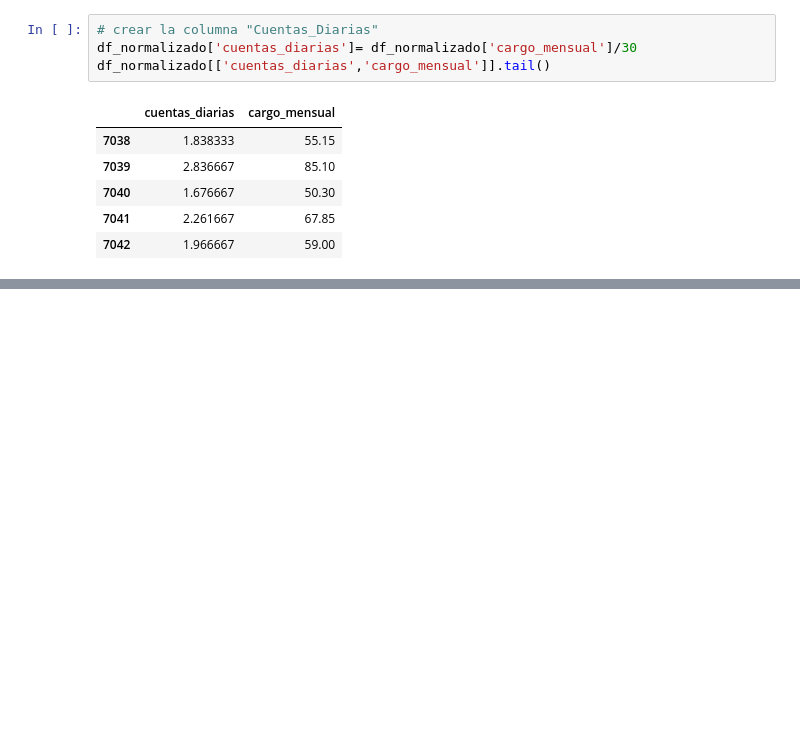
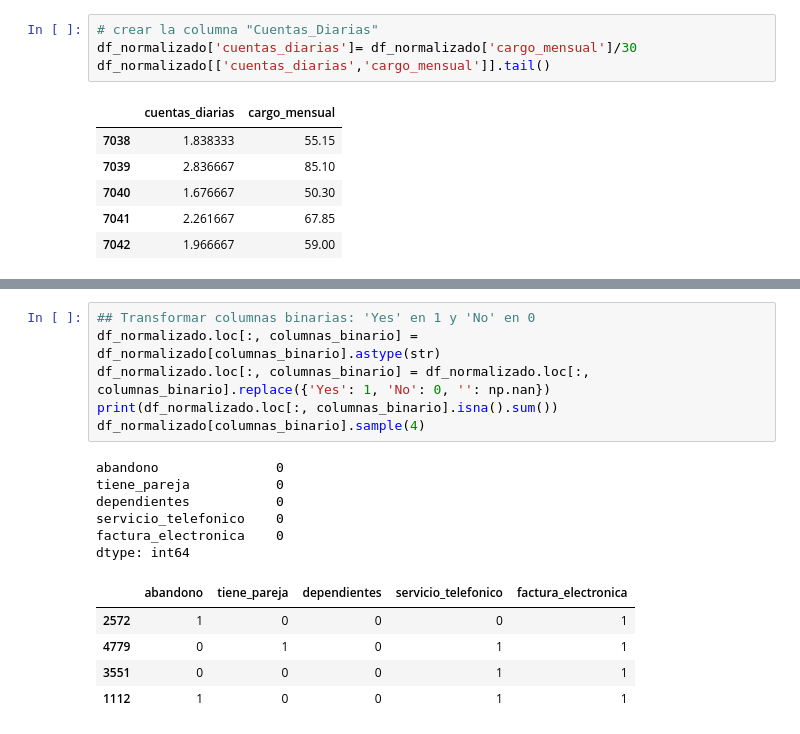
Before and after one commit to Nataliahfk/Telecom-X_-segundo-challenge, a Jupyter notebook: Telecom_X_Clallenge_Latam.ipynb, the cells around one changed output, grey strips where cells are left out. Drawn from its saved outputs; the diff is of its cells as text; blank space fills up the shorter version.

```diff
--- a/Telecom_X_Clallenge_Latam.ipynb
+++ b/Telecom_X_Clallenge_Latam.ipynb
@@ -423,0 +452,18 @@ df_normalizado[['cuentas_diarias','cargo_mensual']].tail()
+# %%
+## Transformar columnas binarias: 'Yes' en 1 y 'No' en 0
+df_normalizado.loc[:, columnas_binario] = df_normalizado[columnas_binario].astype(str)
+df_normalizado.loc[:, columnas_binario] = df_normalizado.loc[:, columnas_binario].replace({'Yes': 1, 'No': 0, '': np.nan})
+print(df_normalizado.loc[:, columnas_binario].isna().sum())
+df_normalizado[columnas_binario].sample(4)
+# %% [output]
+abandono               0
+tiene_pareja           0
+dependientes           0
+servicio_telefonico    0
+factura_electronica    0
+dtype: int64
+|  | abandono | tiene_pareja | dependientes | servicio_telefonico | factura_electronica |
+| 2572 | 1 | 0 | 0 | 0 | 1 |
+| 4779 | 0 | 1 | 0 | 1 | 1 |
+| 3551 | 0 | 0 | 0 | 1 | 1 |
+| 1112 | 1 | 0 | 0 | 1 | 1 |
```
Also changed, not shown: parts of 6 cells of this notebook.
